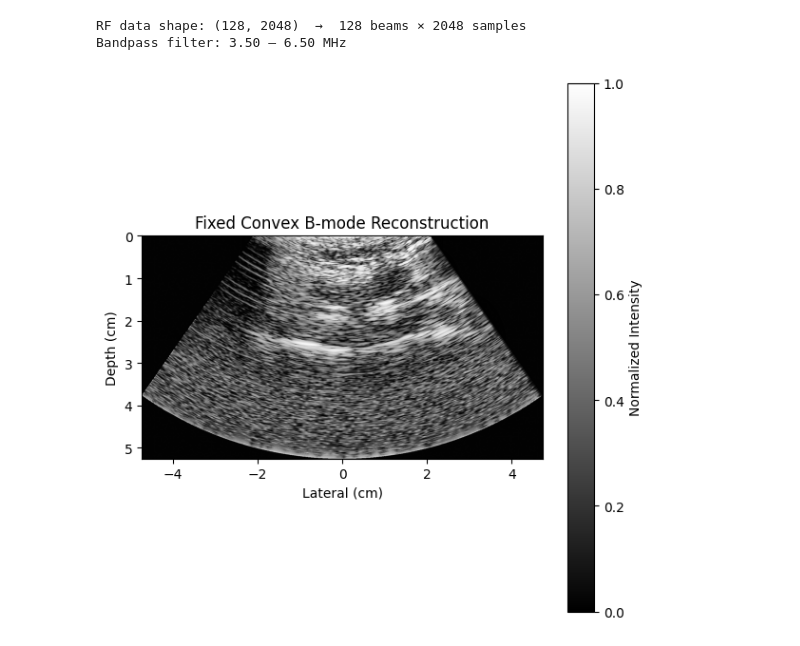
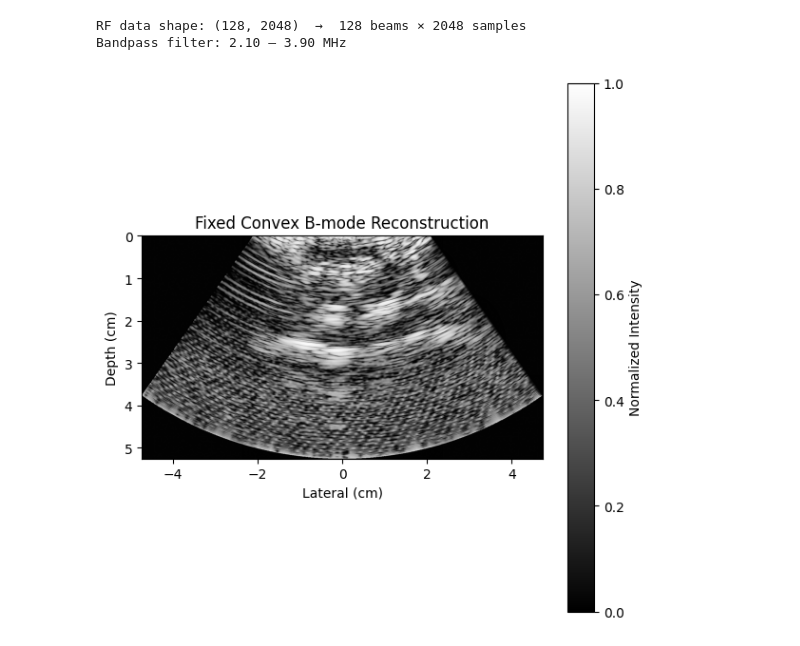
Before and after one commit to msahitya14/RF2ultrasound, a Jupyter notebook: finalise.ipynb, the cells around one changed output. Drawn from its saved outputs; the diff is of its cells as text; code cells hidden in the pictures.

```diff
--- a/finalise.ipynb
+++ b/finalise.ipynb
@@ -29,7 +29,7 @@ def anisotropic_diffusion(img, niter=5, kappa=30, gamma=0.1):
 
 def rf_to_convex_bmode_fixed(
     filepath,
-    center_freq=5e6,          # Probe center frequency in Hz — ADJUST TO YOUR PROBE
+    center_freq=3e6,          # Probe center frequency in Hz — ADJUST TO YOUR PROBE
     fractional_bw=0.6,        # Fractional bandwidth of the bandpass filter
     sector_angle_deg=70,
     curvature_radius_mm=30,
@@ -170,33 +170,33 @@ def rf_to_convex_bmode_fixed(
         cmap="gray",
         origin="upper",
         extent=[
             x_lin[0]  * 100,
             x_lin[-1] * 100,
             y_lin[-1] * 100,
             y_lin[0]  * 100,
         ],
     )
     plt.xlabel("Lateral (cm)")
     plt.ylabel("Depth (cm)")
     plt.title("Fixed Convex B-mode Reconstruction")
     plt.colorbar(label="Normalized Intensity")
     plt.tight_layout()
     plt.show()
 
     return final_img
 
 
 # -------------------------
 # Run
 # -------------------------
 img = rf_to_convex_bmode_fixed(
     "ae2RF.txt",
-    center_freq=5e6,           # <-- SET THIS to your probe's center frequency
+    center_freq=3e6,           # <-- SET THIS to your probe's center frequency
     fractional_bw=0.6,
     sector_angle_deg=70,
     curvature_radius_mm=30,
 )
 # %% [output]
 RF data shape: (128, 2048)  →  128 beams × 2048 samples
-Bandpass filter: 3.50 – 6.50 MHz
+Bandpass filter: 2.10 – 3.90 MHz
-[figure, old version]
+[figure, new version]
```
Also changed, not shown: 2 other files.
